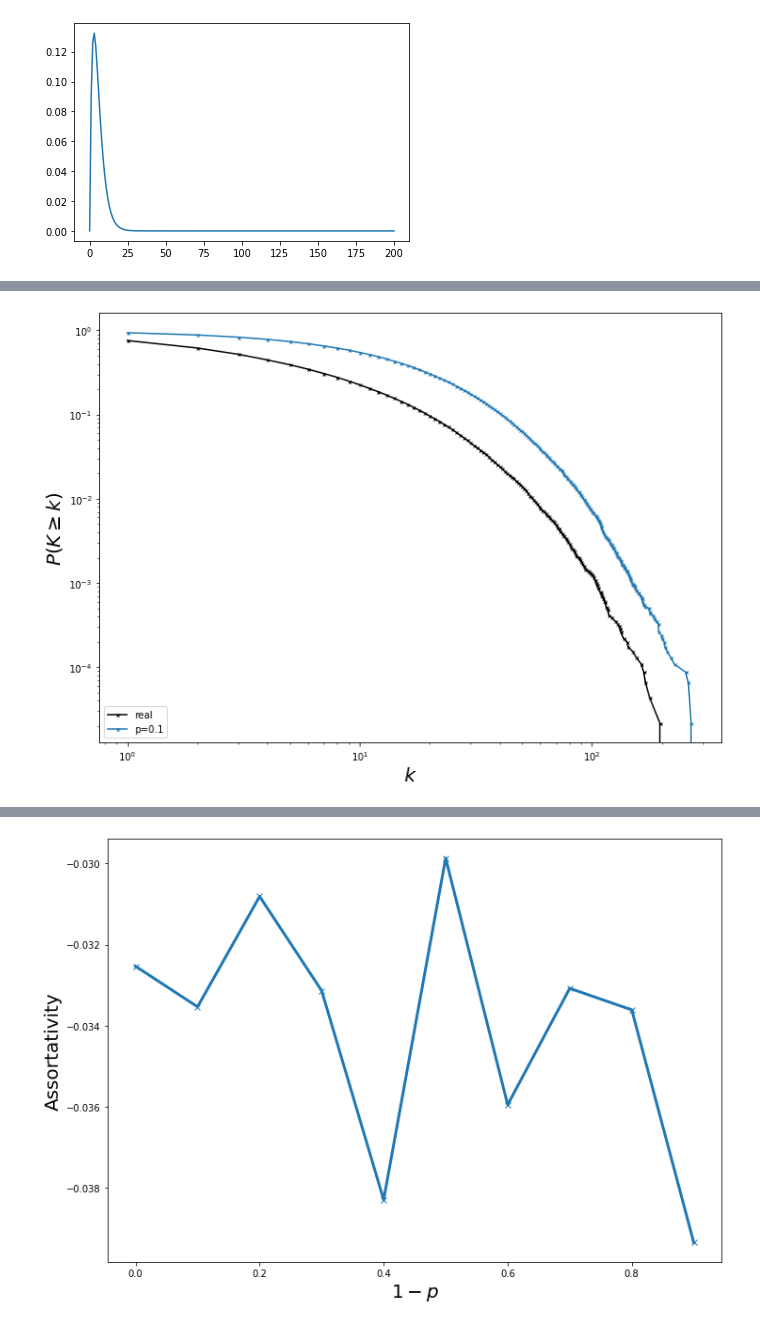
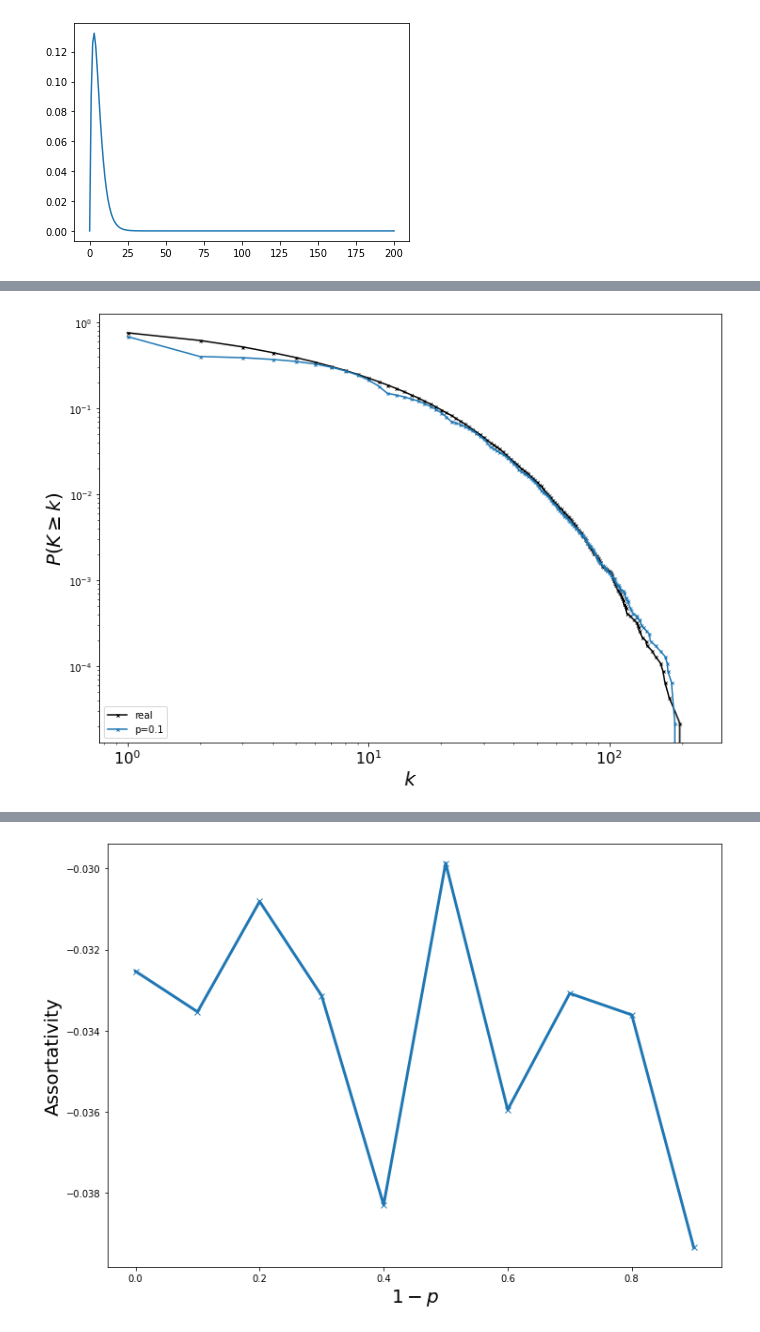
Before and after one commit to narnolddd/sample-nets, a Jupyter notebook: DegreeDistribution.ipynb, the cells around one changed output, grey strips where cells are left out. Saved outputs shown, nothing was run; the diff lists cells and outputs as text; code cells hidden in the pictures.

```diff
--- a/DegreeDistribution.ipynb
+++ b/DegreeDistribution.ipynb
@@ -97,8 +98,8 @@ for p in prange:
 #     cdf = np.cumsum(vals)
     ccdf = cdf[-1] - cdf
     ccdf = 1-cdf/cdf[-1]
-    ax.plot(degs, ccdf,marker='x',markersize=3,label="p="+str(p))
+    ax.plot(degs, ccdf,marker='x',markersize=3,label="p="+str(round(p,1)))
 
-ax.legend()
+ax.legend(fontsize=16)
 plt.show()
 # %% [output]
@@ -107,0 +128,29 @@ Too harsh to use this MLE. For example, no degrees possible in range (0, 1/p). T
+# %%
+def MME_triangle_count(tri_array, p):
+    return [round(1.0/p**2*ct) for ct in tri_array]
+# %%
+fig, ax = setup_axes('$k$','$P(T_l\\geq t)$','log','log')
+#G = nx.barabasi_albert_graph(1000,3)
+fname="/Users/naomiarnold/CODE/NaomiFETA/FETA3.1/data/facebook.dat"
+net = pd.read_csv(fname,sep=" ",names=["source","target","t"])
+net = net.drop(["t"], axis=1)
+G = nx.from_pandas_edgelist(net)
+
+tc = edge_triangle_count(G)
+tri, cdf = ecdf(tc)
+ccdf = 1 - cdf/cdf[-1]
+
+ax.plot(tri, ccdf,marker='x',markersize=3,label="Real", linewidth=3, color="black")
+
+prange = np.linspace(0.1,0.9,9)
+
+for p in prange:
+    H = edge_sample(G,p)
+    tc_sampled = edge_triangle_count(H)
+    tc_estimate = MME_triangle_count(tc_sampled,p)
+    tri, cdf = ecdf(tc_estimate)
+    ccdf = 1 - cdf/cdf[-1]
+    ax.plot(tri, ccdf,marker='x',markersize=3,label="p="+str(round(p,1)))
+
+ax.legend(fontsize=16)
+plt.show()
@@ -136,7 +187,7 @@ def est_dist(degs,freqs,p,n):
     freqs.append(isolates)
     for i in range(len(degs)):
         k = int(degs[i])
-        kmax = int(1/p * k + 100)
+        kmax = int(1/p * k +1)
         fr = freqs[i]
         dist = gen_distribution(k,p,kmax)
         for _ in range(fr):
@@ -172,29 +223,29 @@ ax.plot(degs, ccdf,marker='x',markersize=3,label="p="+str(0.8))
 # %%
-fname="/Users/narnolddd/CODE/FETA/FETA3/data/facebook.dat"
+fname="/Users/naomiarnold/CODE/NaomiFETA/FETA3.1/data/facebook.dat"
 net = pd.read_csv(fname,sep=" ",names=["source","target","t"])
 net = net.drop(["t"], axis=1)
 G = nx.from_pandas_edgelist(net)
 
 p=0.1
 H = edge_sample(G,p)
 c = Counter([d for n,d in H.degree()])
 degs = sorted(c.keys())
 vals = [c[val] for val in degs]
 
 newdegs = est_dist(degs,vals,p,len(G.nodes()))
 
 fig, ax = setup_axes('$k$','$P(K\\geq k)$','log','log')
 rdegs, rcdf = get_deg_cdf(G)
 #rcdf = rcdf[-1] - rcdf
 rcdf = 1 - rcdf/rcdf[-1]
 
 degs, cdf = ecdf(newdegs)
 #ccdf = cdf[-1] - cdf
 ccdf = 1 - cdf/cdf[-1]
 
 ax.plot(rdegs, rcdf,marker='x',markersize=3,label="real",color='black')
 ax.plot(degs, ccdf,marker='x',markersize=3,label="p="+str(p))
 ax.legend(loc="lower left")
 plt.show()
 # %% [output]
-[figure, old version]
+[figure, new version]
```
Also changed, not shown: parts of 9 cells of this notebook.
